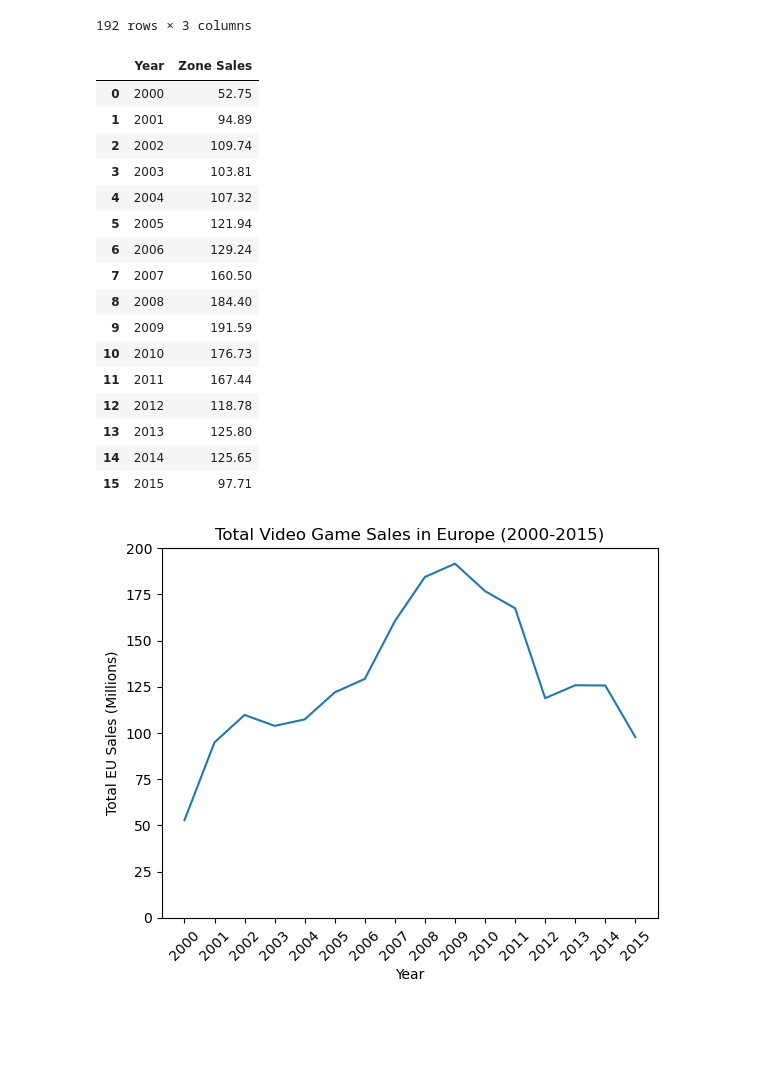
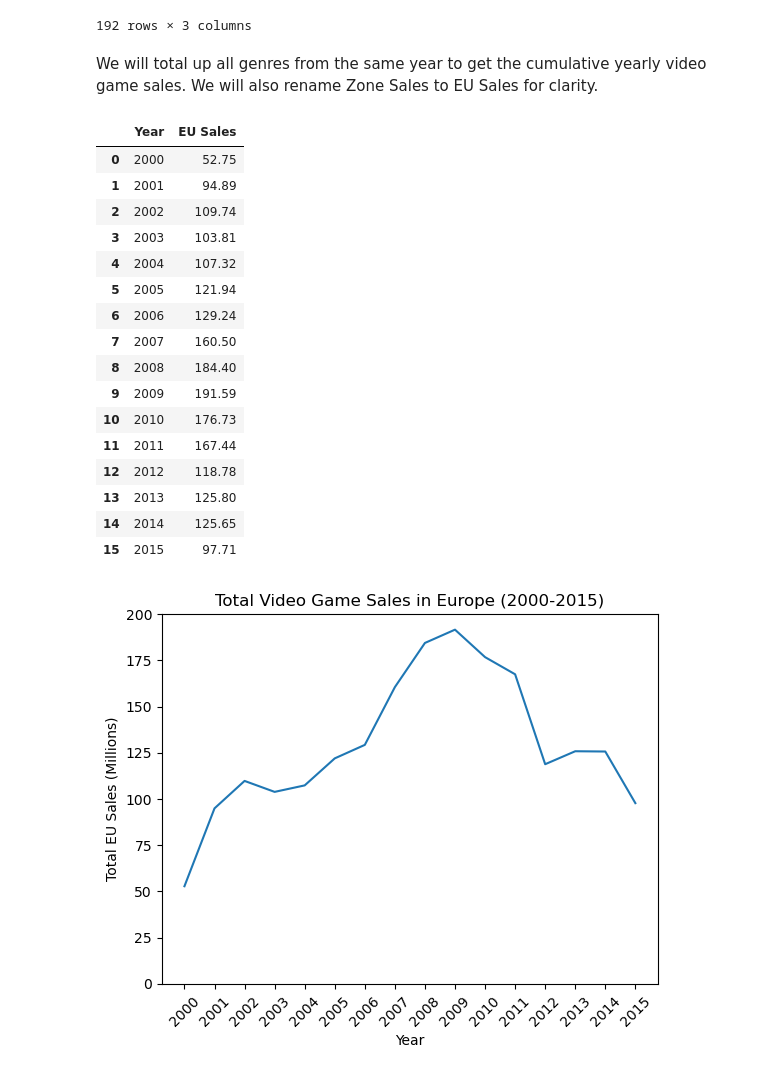
Before and after one commit to COGS108/Group037_WI26, a Jupyter notebook: 02-EDACheckpoint.ipynb, the cells around one changed output. Saved outputs shown, nothing was run; the diff lists cells and outputs as text; code cells hidden in the pictures; blank space fills up the shorter version.

```diff
--- a/02-EDACheckpoint.ipynb
+++ b/02-EDACheckpoint.ipynb
@@ -376,15 +376,18 @@ vg_sales
 | 190 | 2014 | Strategy | 0.22 |
 | 191 | 2015 | Puzzle | 0.11 |
 192 rows × 3 columns
+# %% [markdown]
+We will total up all genres from the same year to get the cumulative yearly video game sales. We will also rename Zone Sales to EU Sales for clarity.
 # %%
 yearly_sales = (
     vg_sales
         .groupby("Year", as_index = False)["Zone Sales"]
-    .sum()
+        .sum()
 )
+yearly_sales = yearly_sales.rename(columns={"Zone Sales": "EU Sales"})
 yearly_sales
 # %% [output]
-|  | Year | Zone Sales |
+|  | Year | EU Sales |
 | 0 | 2000 | 52.75 |
 | 1 | 2001 | 94.89 |
 | 2 | 2002 | 109.74 |
```
Also changed, not shown: parts of 16 cells of this notebook.
